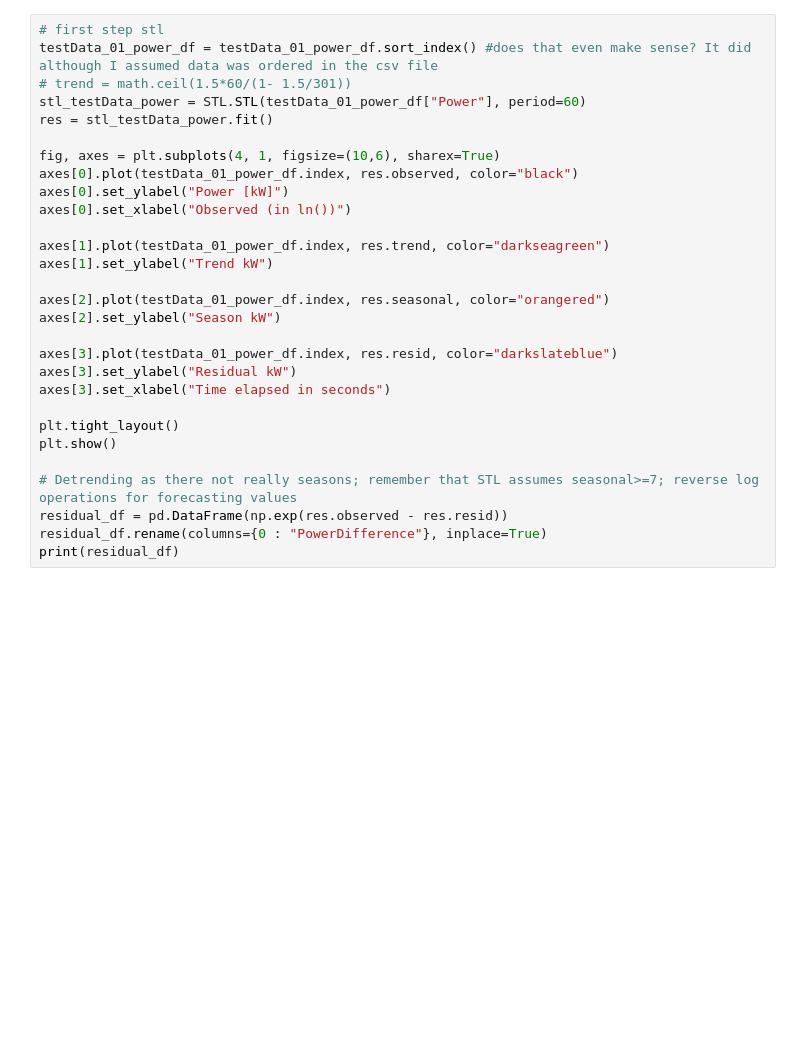
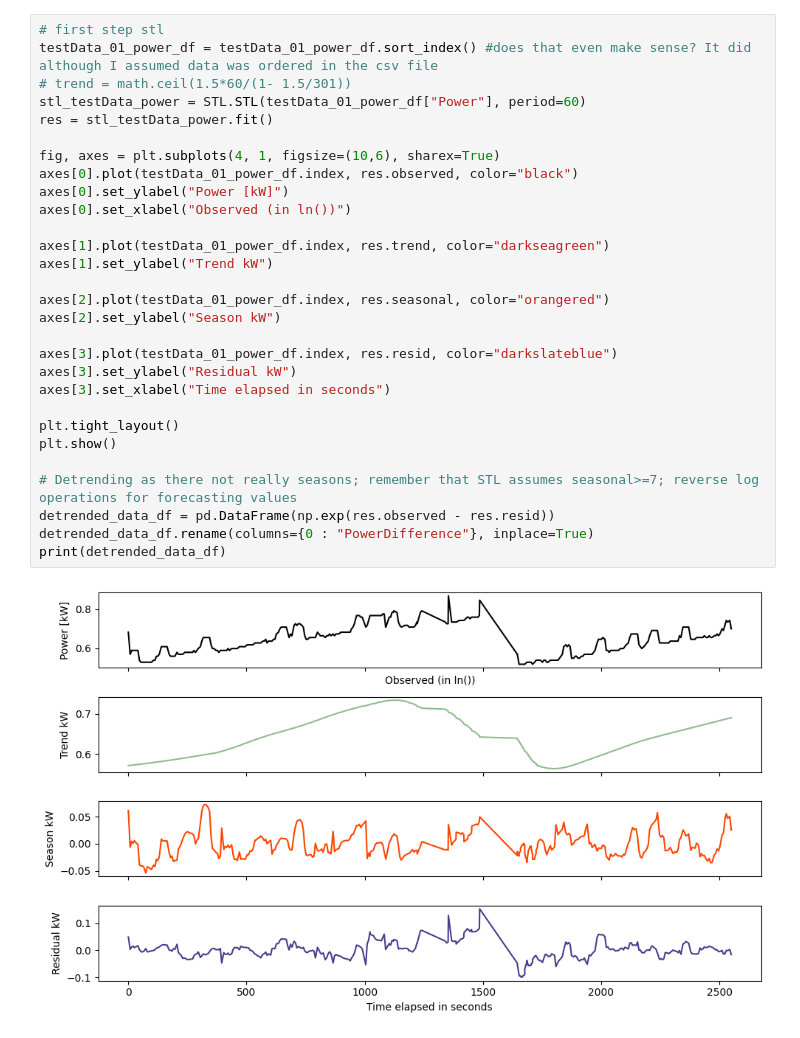
Before and after one commit to PAS-IGH/BachelorThesis, a Jupyter notebook: OutlierDetector.ipynb, the cells around one changed output. Saved outputs shown, nothing was run; the diff lists cells and outputs as text; blank space fills up the shorter version.

```diff
--- a/OutlierDetector.ipynb
+++ b/OutlierDetector.ipynb
@@ -44,29 +104,31 @@ display(testData_01_power_df)
 # %%
 # first step stl
 testData_01_power_df = testData_01_power_df.sort_index() #does that even make sense? It did although I assumed data was ordered in the csv file
 # trend = math.ceil(1.5*60/(1- 1.5/301))
 stl_testData_power = STL.STL(testData_01_power_df["Power"], period=60)
 res = stl_testData_power.fit()
 
 fig, axes = plt.subplots(4, 1, figsize=(10,6), sharex=True)
 axes[0].plot(testData_01_power_df.index, res.observed, color="black")
 axes[0].set_ylabel("Power [kW]")
 axes[0].set_xlabel("Observed (in ln())")
 
 axes[1].plot(testData_01_power_df.index, res.trend, color="darkseagreen")
 axes[1].set_ylabel("Trend kW")
 
 axes[2].plot(testData_01_power_df.index, res.seasonal, color="orangered")
 axes[2].set_ylabel("Season kW")
 
 axes[3].plot(testData_01_power_df.index, res.resid, color="darkslateblue")
 axes[3].set_ylabel("Residual kW")
 axes[3].set_xlabel("Time elapsed in seconds")
 
 plt.tight_layout()
 plt.show()
 
 # Detrending as there not really seasons; remember that STL assumes seasonal>=7; reverse log operations for forecasting values
-residual_df = pd.DataFrame(np.exp(res.observed - res.resid))
-residual_df.rename(columns={0 : "PowerDifference"}, inplace=True)
-print(residual_df)
+detrended_data_df = pd.DataFrame(np.exp(res.observed - res.resid))
+detrended_data_df.rename(columns={0 : "PowerDifference"}, inplace=True)
+print(detrended_data_df)
+# %% [output]
+[figure, added]
```
Also changed, not shown: parts of 7 cells of this notebook.
